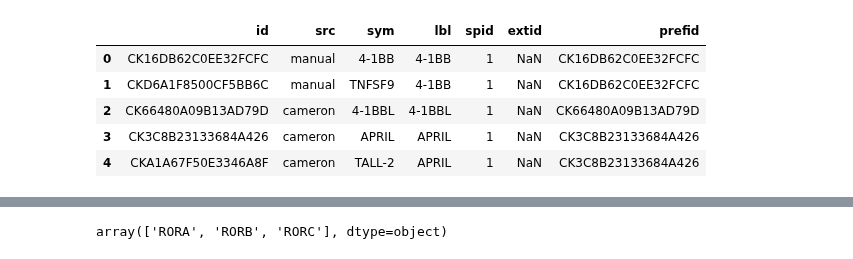
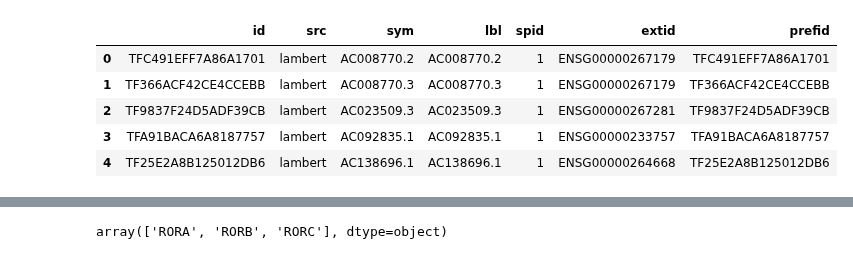
Before and after one commit to hammerlab/t-cell-relation-extraction, a Jupyter notebook: pm_subtype_protein_relations/01-meta-search.ipynb, the cells around one changed output, grey strips where cells are left out. Saved outputs shown, nothing was run; the diff lists cells and outputs as text; code cells hidden in the pictures.

```diff
--- a/pm_subtype_protein_relations/01-meta-search.ipynb
+++ b/pm_subtype_protein_relations/01-meta-search.ipynb
@@ -6,18 +6,18 @@ import numpy as np
 %run src/lib.py
 %matplotlib inline
 # %%
-path = osp.join(META_DATA_DIR, CYTOKINES + '.csv')
+#path = osp.join(META_DATA_DIR, CYTOKINES + '.csv')
 #path = osp.join(META_DATA_DIR, CELL_TYPES + '.csv')
-#path = osp.join(META_DATA_DIR, TRANSCRIPTION_FACTORS + '.csv')
+path = osp.join(META_DATA_DIR, TRANSCRIPTION_FACTORS + '.csv')
 df = pd.read_csv(path)
 df.head()
 # %% [output]
 |  | id | src | sym | lbl | spid | extid | prefid |
-| 0 | CK16DB62C0EE32FCFC | manual | 4-1BB | 4-1BB | 1 | NaN | CK16DB62C0EE32FCFC |
-| 1 | CKD6A1F8500CF5BB6C | manual | TNFSF9 | 4-1BB | 1 | NaN | CK16DB62C0EE32FCFC |
-| 2 | CK66480A09B13AD79D | cameron | 4-1BBL | 4-1BBL | 1 | NaN | CK66480A09B13AD79D |
-| 3 | CK3C8B23133684A426 | cameron | APRIL | APRIL | 1 | NaN | CK3C8B23133684A426 |
-| 4 | CKA1A67F50E3346A8F | cameron | TALL-2 | APRIL | 1 | NaN | CK3C8B23133684A426 |
+| 0 | TFC491EFF7A86A1701 | lambert | AC008770.2 | AC008770.2 | 1 | ENSG00000267179 | TFC491EFF7A86A1701 |
+| 1 | TF366ACF42CE4CCEBB | lambert | AC008770.3 | AC008770.3 | 1 | ENSG00000267179 | TF366ACF42CE4CCEBB |
+| 2 | TF9837F24D5ADF39CB | lambert | AC023509.3 | AC023509.3 | 1 | ENSG00000267281 | TF9837F24D5ADF39CB |
+| 3 | TFA91BACA6A8187757 | lambert | AC092835.1 | AC092835.1 | 1 | ENSG00000233757 | TFA91BACA6A8187757 |
+| 4 | TF25E2A8B125012DB6 | lambert | AC138696.1 | AC138696.1 | 1 | ENSG00000264668 | TF25E2A8B125012DB6 |
 # %%
 #df[df['sym'].str.len() <= 3]['sym'].unique()
 # %%
```
Also changed, not shown: parts of 1 cell of this notebook, 7 other files.
